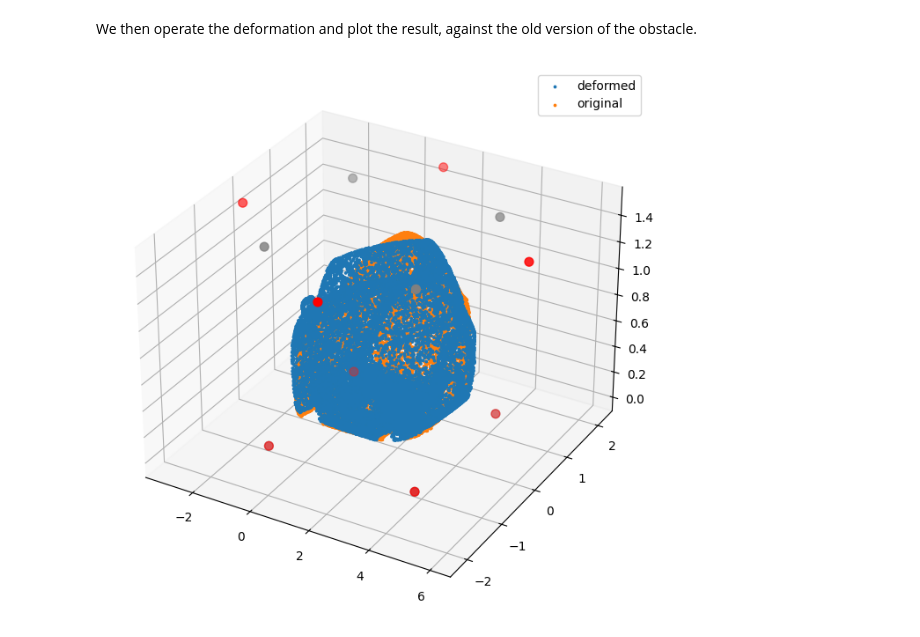
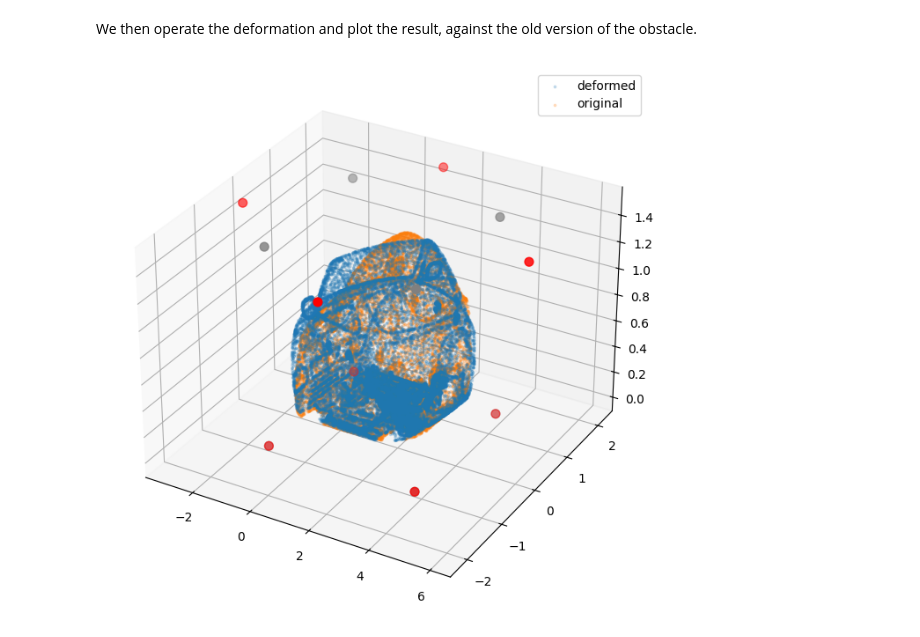
Before and after one commit to nm-dl1212/my_openfoam, a Jupyter notebook: morphing/obj_deform.ipynb, the cells around one changed output. Drawn from its saved outputs; the diff is of its cells as text; code cells hidden in the pictures.

Commit message:
mod: alpha

```diff
--- a/morphing/obj_deform.ipynb
+++ b/morphing/obj_deform.ipynb
@@ -125,12 +125,13 @@ We then operate the deformation and plot the result, against the old version of
 # %%
 new_obstacle = ffd(obstacle)
 scatter3d(
     [new_obstacle[sample_idx], obstacle[sample_idx]],
     s=3, labels=['deformed', 'original'],
-    original_control_points=ffd.control_points(deformed=False), control_points=ffd.control_points(deformed=True)
+    original_control_points=ffd.control_points(deformed=False), control_points=ffd.control_points(deformed=True),
+    alpha=0.2
 )
 # %% [output]
-[figure, old version]
+[figure, new version]
 # %%
 # 元のメッシュに上書きし，objファイルを保存
 
```
